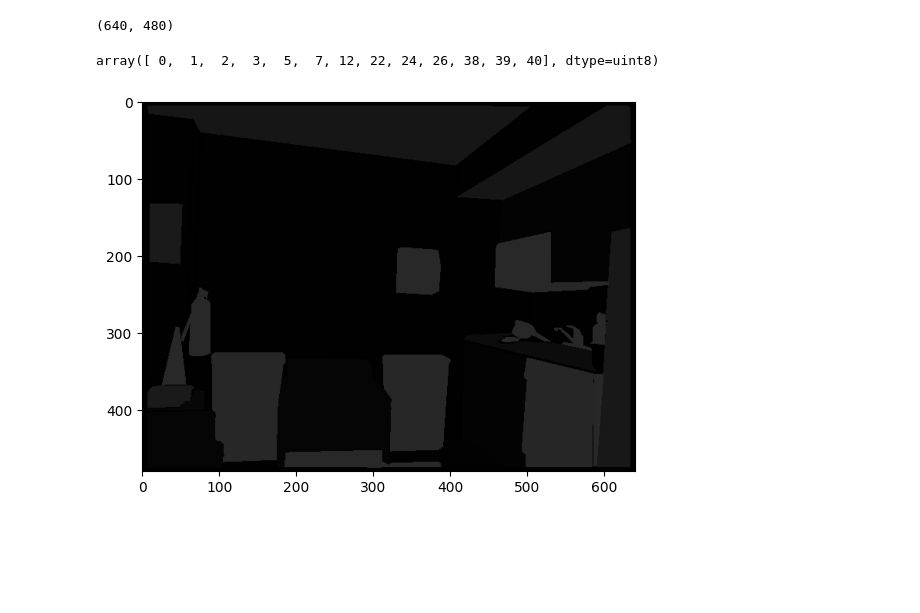
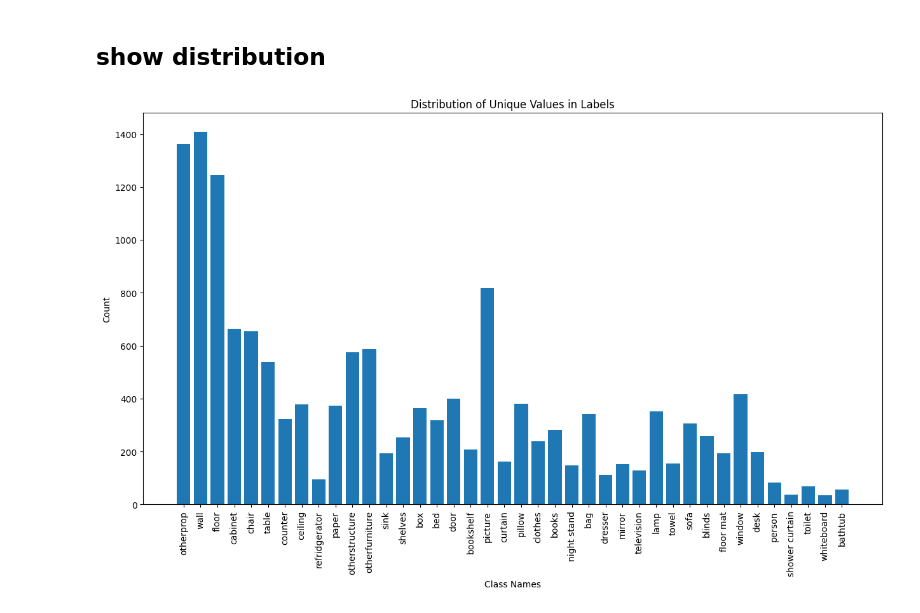
Before and after one commit to mahfuzalhasan/local-attention-model, a Jupyter notebook: notebooks/data_analysis_nyudv2.ipynb, the cells around one changed output. Drawn from its saved outputs; the diff is of its cells as text; code cells hidden in the pictures; blank space fills up the shorter version.

Commit message:
annotated images and distribution of data

```diff
--- a/notebooks/data_analysis_nyudv2.ipynb
+++ b/notebooks/data_analysis_nyudv2.ipynb
@@ -12,3 +16,5 @@ hha = 'HHA'
 label = 'Label'
 rgb = 'RGB'
 splits = 'splits.mat'
+class_mapping = 'classMapping.csv'
+output = 'output'
@@ -38 +23,6 @@ def read_npy(path, id, img_type):
+# %%
+# read csv file
+import pandas as pd
+class_mapping_df = pd.read_csv(os.path.join(dataset_dir, class_mapping))
+class_mapping_df.head()
 # %%
@@ -83,14 +84,0 @@ display_images_for_ids(dataset_dir, ids, img_types=['RGB', 'Depth', 'Label', 'HH
-# %%
-id = 0
-
-img = read_image_from_id(dataset_dir, id, 'Label', format='png')
-
-plt.imshow(img)
-print(img.size)
-
-# check distinct values
-np.unique(img)
-# %% [output]
-(640, 480)
-array([ 0,  1,  2,  3,  5,  7, 12, 22, 24, 26, 38, 39, 40], dtype=uint8)
-[figure, removed]
@@ -96,0 +152,44 @@ array([ 0,  1,  2,  3,  5,  7, 12, 22, 24, 26, 38, 39, 40], dtype=uint8)
+# %% [markdown]
+## show distribution
+# %%
+import os
+from collections import Counter
+
+# Get all IDs in the Label directory
+label_dir = os.path.join(dataset_dir, 'Label')
+ids = [int(filename.split('.')[0]) for filename in os.listdir(label_dir) if filename.endswith('.png')]
+
+# Initialize counter for unique values
+unique_values_counter = Counter()
+
+# Loop over each ID
+for id in ids:
+    # Read the image
+    label = read_image_from_id(dataset_dir, id, 'Label', format='png')
+
+    # Check if image is loaded
+    if label is not None:
+        # Get unique values in the image and update the counter
+        unique_values = np.unique(label)
+        unique_values_counter.update(unique_values)
+
+# Show distribution of unique values
+# for value, count in unique_values_counter.items():
+#     print(f'Value: {value}, Count: {count}')
+
+# Create a mapping dictionary from ID to class name
+id_to_class_name = dict(zip(class_mapping_df['id_40'], class_mapping_df['new_name']))
+
+# Create a new counter where keys are class names
+class_name_counter = Counter({id_to_class_name.get(id, 'unknown'): count for id, count in unique_values_counter.items()})
+
+# Plot histogram of unique values
+plt.figure(figsize=(15,8))  # Increase size of the plot
+plt.bar(class_name_counter.keys(), class_name_counter.values())
+plt.xlabel('Class Names')
+plt.ylabel('Count')
+plt.title('Distribution of Unique Values in Labels')
+plt.xticks(rotation='vertical')  # Rotate x-axis labels for better visibility
+plt.show()
+# %% [output]
+[figure, added]
```
Also changed, not shown: parts of 9 cells of this notebook, 14 other files.
